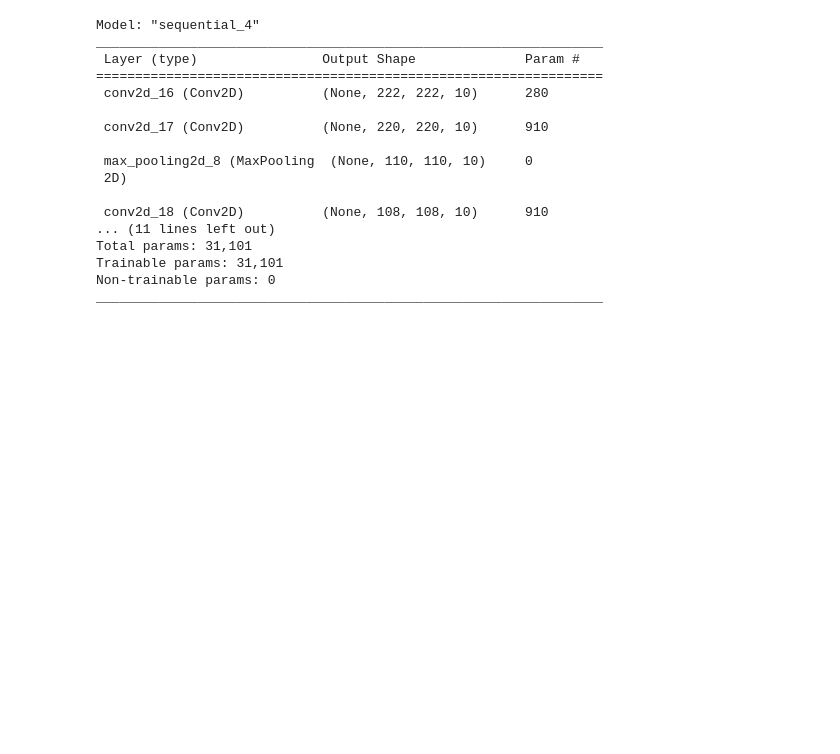
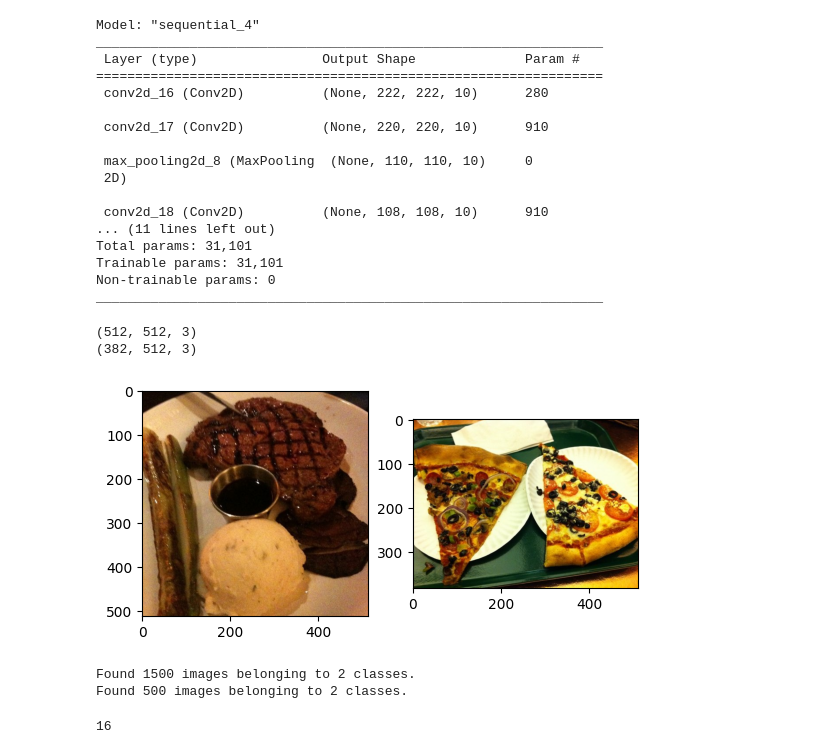
Before and after one commit to gunavc/TensorFlow, a Jupyter notebook: cnn-computer_vision.ipynb, the cells around one changed output. Saved outputs shown, nothing was run; the diff lists cells and outputs as text; code cells hidden in the pictures; blank space fills up the shorter version.

```diff
--- a/cnn-computer_vision.ipynb
+++ b/cnn-computer_vision.ipynb
@@ -137,3 +137,44 @@ Total params: 31,101
 Trainable params: 31,101
 Non-trainable params: 0
 _________________________________________________________________
+# %%
+#VISUALISING THE DATA
+plt.figure()
+plt.subplot(1,2,1)
+view_random_image("pizza_steak/train", "steak") #Steak image
+plt.subplot(1,2,2)
+view_random_image("pizza_steak/train", "pizza") #{izza image}
+# %% [output]
+(512, 512, 3)
+(382, 512, 3)
+[figure, added]
+# %%
+#LOADING THE DATA
+
+#Defining the directories
+train_dir = "pizza_steak/train/"
+test_dir = "pizza_steak/test/"
+
+#Creating the Image Generator - Generates batches of tensor image data with real-time augmentation
+train_gen = tf.keras.preprocessing.image.ImageDataGenerator(rescale=1./255)
+test_gen = tf.keras.preprocessing.image.ImageDataGenerator(rescale=1./255)
+#rescale changes the pixel value to inbetween 0 and 1
+
+#Using flow from directory to load the images - This is where the actual loading of the images happens
+train_data = train_gen.flow_from_directory(train_dir, #path
+                                          target_size=(224,224), #Image size (hreight, width)
+                                          batch_size=32, #(Size of the batch)No.of images in a single batch
+                                          class_mode="binary", #Defines the type of data we wre working with
+                                          color_mode="rgb") #Types of colors are "rgb"(default) or "grayscale"
+
+test_data = test_gen.flow_from_directory(test_dir,
+                                        target_size=(224,224),
+                                        batch_size=32,
+                                        class_mode="binary")
+# %% [output]
+Found 1500 images belonging to 2 classes.
+Found 500 images belonging to 2 classes.
+# %%
+len(tr_data)
+# %% [output]
+16
```
